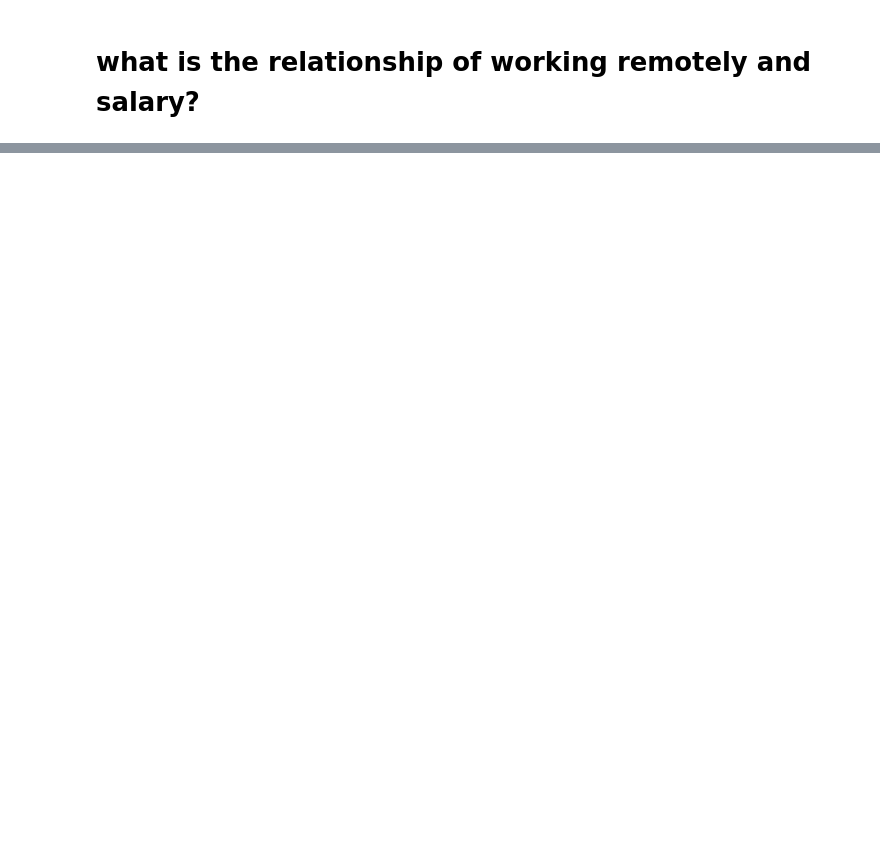
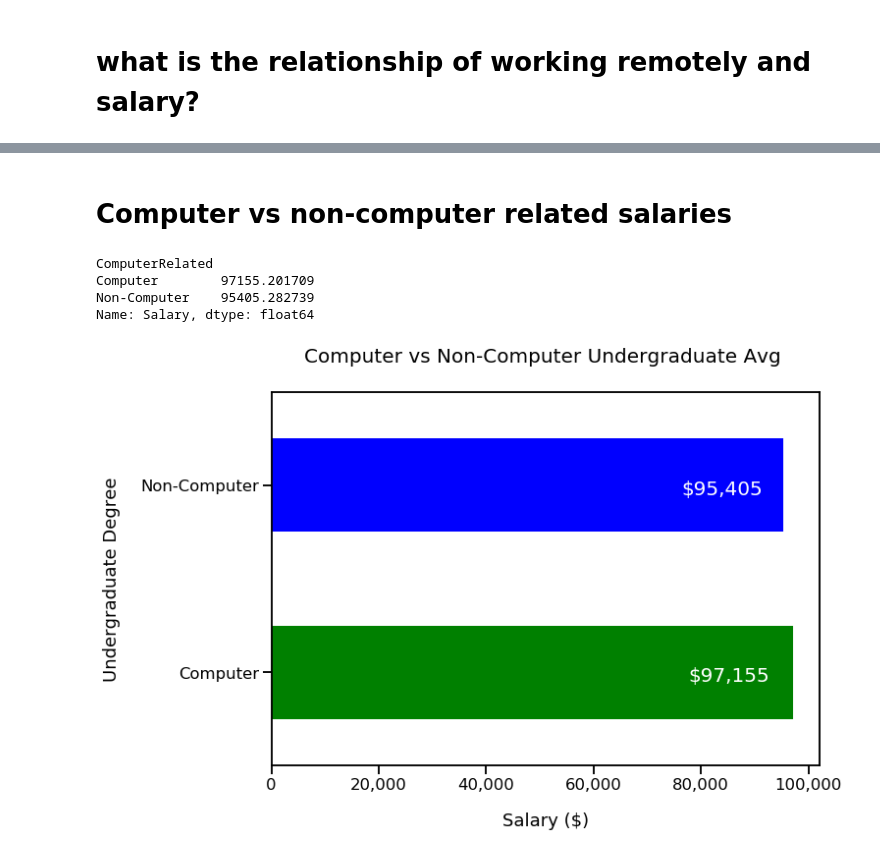
Before and after one commit to ozkary/jupyter, a Jupyter notebook: usaDevAnalysis.ipynb, the cells around one changed output, grey strips where cells are left out. Saved outputs shown, nothing was run; the diff lists cells and outputs as text; code cells hidden in the pictures; blank space fills up the shorter version.

Commit message:
add the computer related example

```diff
--- a/usaDevAnalysis.ipynb
+++ b/usaDevAnalysis.ipynb
@@ -124,0 +105,33 @@ plot.xaxis.grid(False)
+# %% [markdown]
+# Computer vs non-computer related salaries
+# %%
+
+# for each row, check of the MajorUndergrad is computer related
+def isComputerRelated(row):
+    value = row["MajorUndergrad"].lower()
+    return "Computer" if value.find("computer") > -1  else "Non-Computer"
+
+dfCompRelated = dfUSA[["Salary","MajorUndergrad"]].copy()
+dfCompRelated["ComputerRelated"] = dfCompRelated.apply(isComputerRelated, axis=1)  #apply function to each row
+compRelAvg = dfCompRelated.groupby("ComputerRelated")['Salary'].mean().sort_values(ascending=False)
+compRelAvg.head()
+# %% [output]
+ComputerRelated
+Computer        97155.201709
+Non-Computer    95405.282739
+Name: Salary, dtype: float64
+# %%
+plot = compRelAvg.plot(kind='barh',x='HomeRemote',y='Salary', figsize=(10, 7), color=['g','b'])
+
+plot.set_ylabel('Undergraduate Degree', labelpad=20)
+plot.set_xlabel('Salary ($)', labelpad=20)
+plot.set_title('Computer vs Non-Computer Undergraduate Avg ', pad=30, fontsize=20)
+plot.set_xticklabels(['{:,.0f}'.format(v) for v in plot.get_xticks()])  # format the x series
+# annotate the bars
+for p in plot.patches:
+    b = p.get_bbox()
+    value = "${:,.0f}".format(b.x1)
+    # plot.annotate(str(value), (b.x1, b.y1 + -.2 ), fontsize=20)
+    plot.text(b.x1 * .80, p.get_y()+ .2,str(value), fontsize=20, color='#ffffff')
+# %% [output]
+[figure, added]
```
Also changed, not shown: parts of 8 cells of this notebook, 4 other files.
